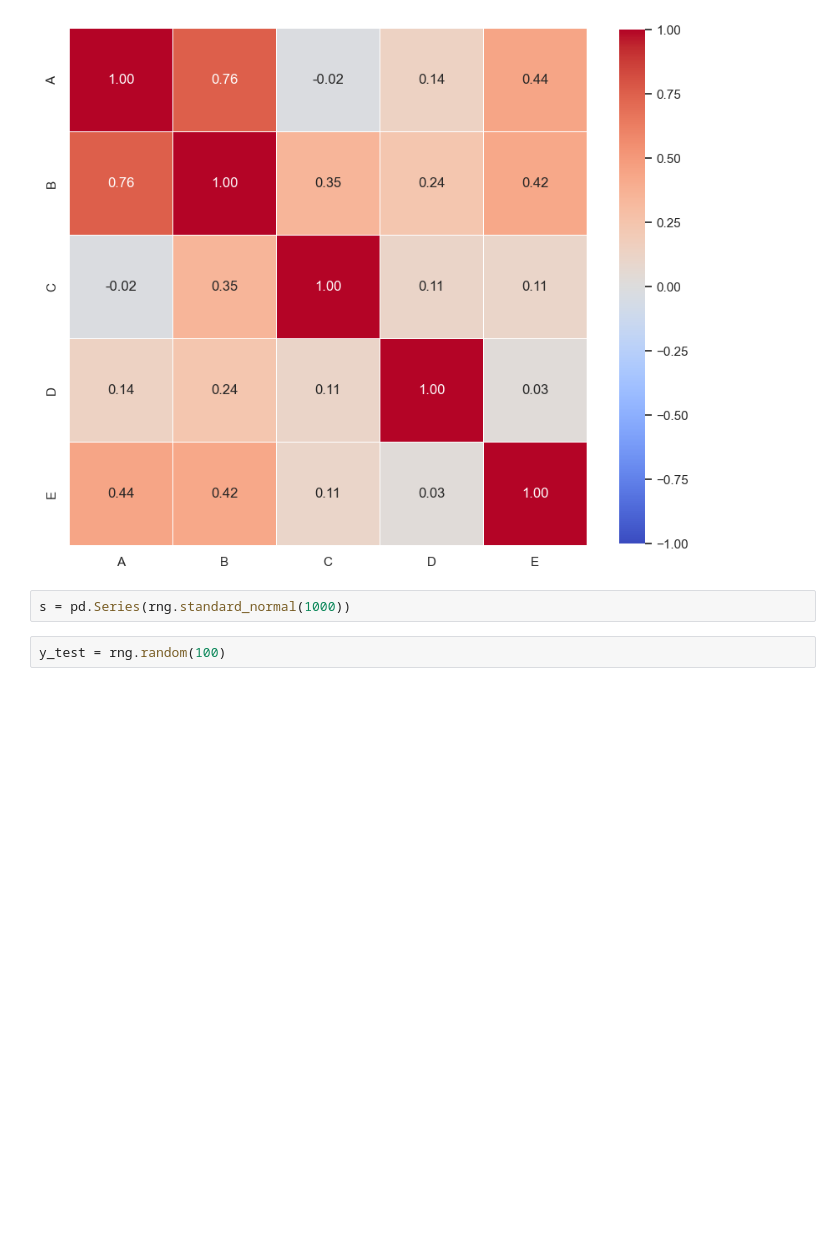
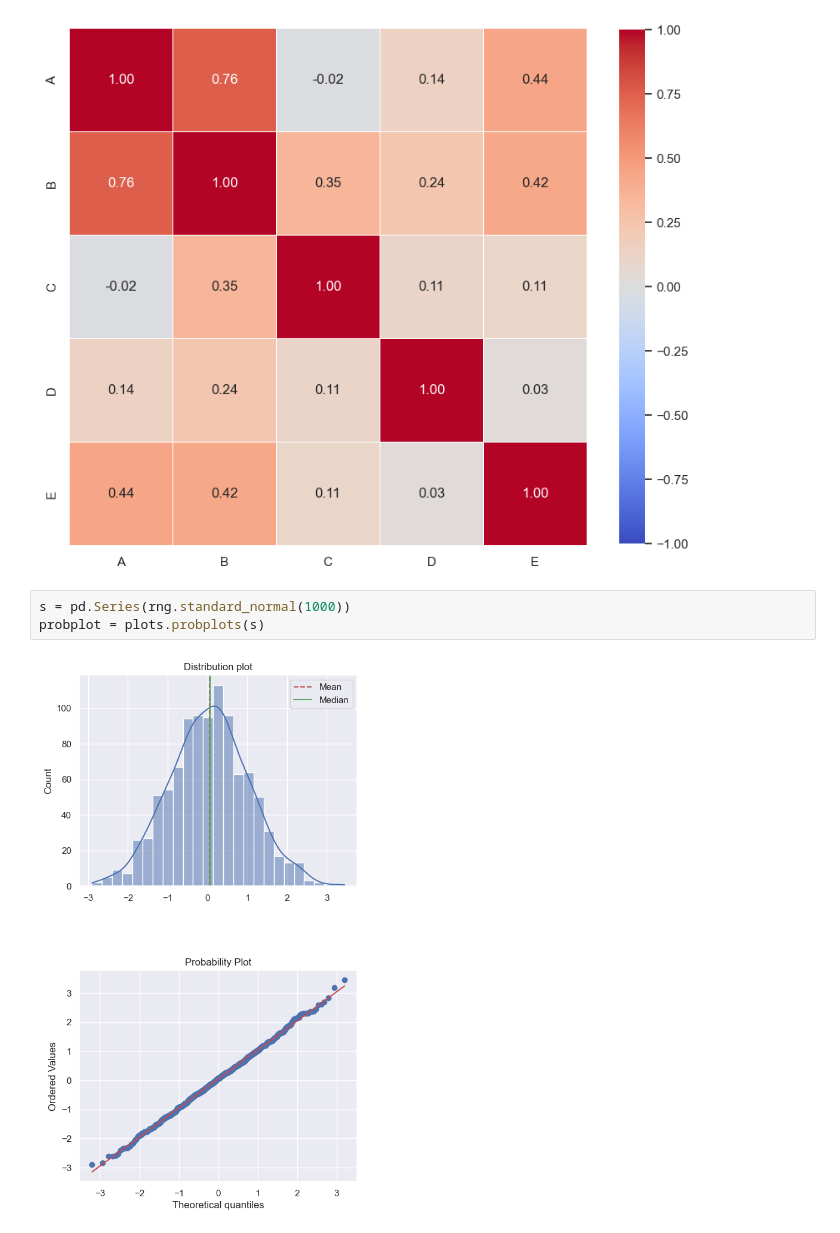
Before and after one commit to kristoffergordon/dsk, a Jupyter notebook: notebooks/plots.ipynb, the cells around one changed output. Drawn from its saved outputs; the diff is of its cells as text; blank space fills up the shorter version.

Commit message:
Added test to plots

```diff
--- a/notebooks/plots.ipynb
+++ b/notebooks/plots.ipynb
@@ -15,5 +15,6 @@ plots.correlation_heatmap(df)
 [figure]
 # %%
 s = pd.Series(rng.standard_normal(1000))
+probplot = plots.probplots(s)
+# %% [output]
+[figure, added]
-# %%
-y_test = rng.random(100)
```
Also changed, not shown: parts of 2 cells of this notebook, 3 other files.
